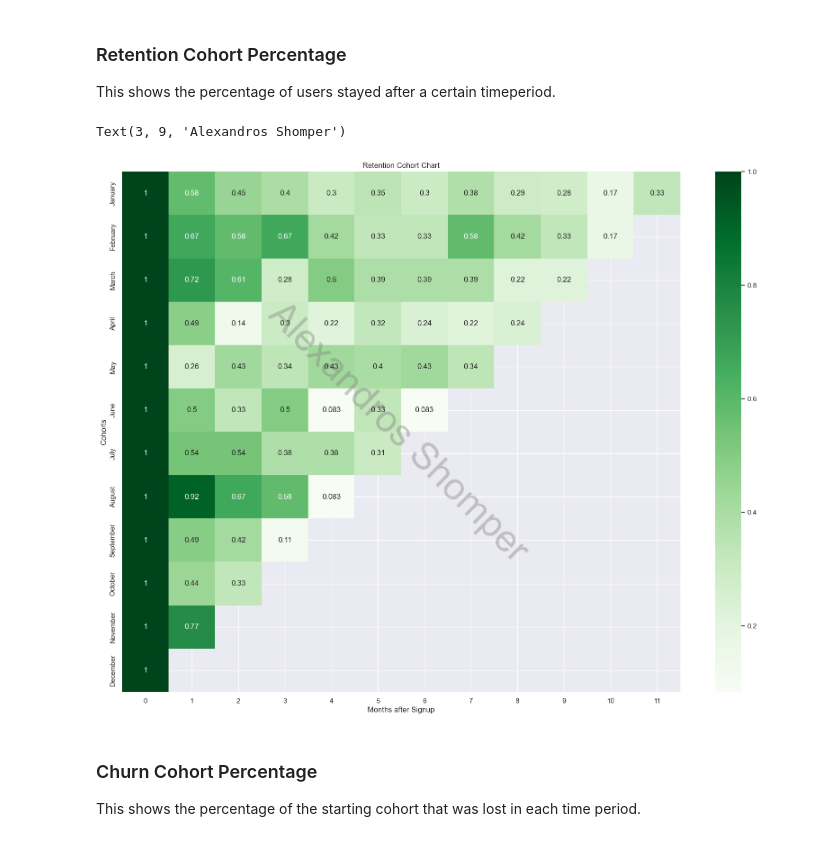
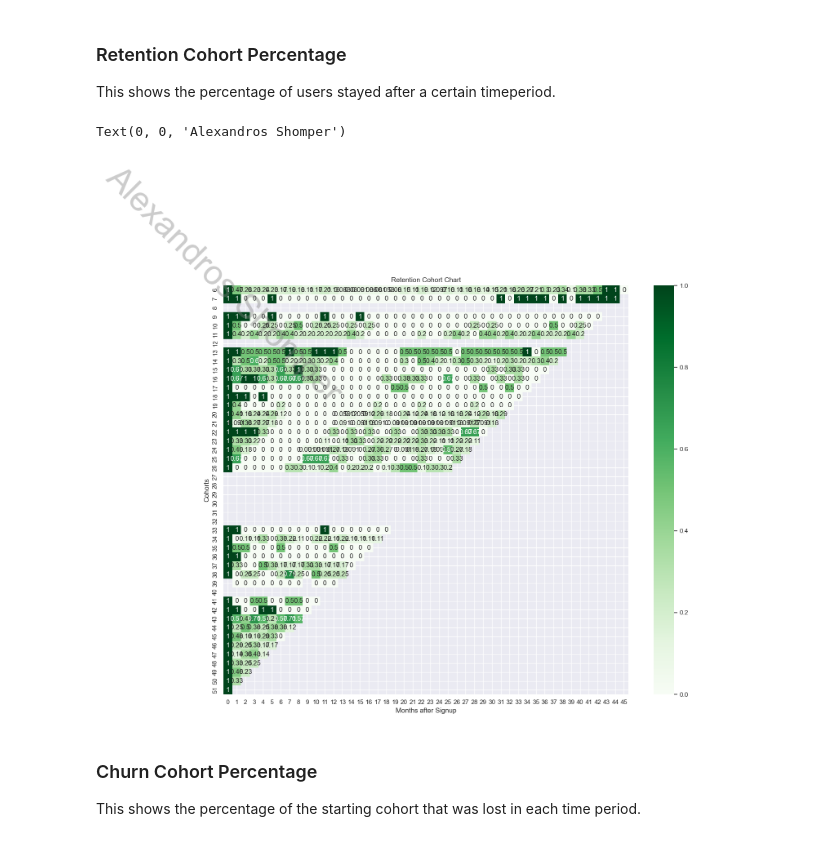
Before and after one commit to alexandrosshomper/retention-analysis, a Jupyter notebook: Retention_Analysis.ipynb, the cells around one changed output. Saved outputs shown, nothing was run; the diff lists cells and outputs as text; code cells hidden in the pictures.

Commit message:
Added weekly csv

```diff
--- a/Retention_Analysis.ipynb
+++ b/Retention_Analysis.ipynb
@@ -54,6 +54,6 @@ figure(num=None,figsize=(150,100),dpi=120,facecolor='w',edgecolor='k')
 # %%
 #uploaded = files.upload()
 # %%
-df = pd.read_csv('retention-analysis -absolute-calender-weeks.csv').fillna(0)
+df = pd.read_csv('dealer_suite_logins-weekly.csv').fillna(0)
 df.head(7)
 # %% [output]
@@ -473,12 +529,12 @@ Text(3, 60, 'Alexandros Shomper')
 ### Retention Cohort Percentage
 This shows the percentage of users stayed after a certain timeperiod.
 # %%
-plt.figure(figsize=(20, 15))
+plt.figure(figsize=(16, 13))
 retention_cohortchart = sns.heatmap(cohort_retention_percentage_weekscount, cmap="Greens", annot=True).set(title='Retention Cohort Chart', xlabel='Months after Signup')
-plt.text(3, 9, watermark, fontsize=60, color='gray', alpha=0.4, rotation=-45, zorder=1)
+plt.text(0, 0, watermark, fontsize=60, color='gray', alpha=0.4, rotation=-45, va='center', ha='center', zorder=1)
 # %% [output]
-Text(3, 9, 'Alexandros Shomper')
+Text(0, 0, 'Alexandros Shomper')
-[figure, old version]
+[figure, new version]
 # %% [markdown]
 ### Churn Cohort Percentage
 This shows the percentage of the starting cohort that was lost in each time period.
```
Also changed, not shown: parts of 28 cells of this notebook, 2 other files.
